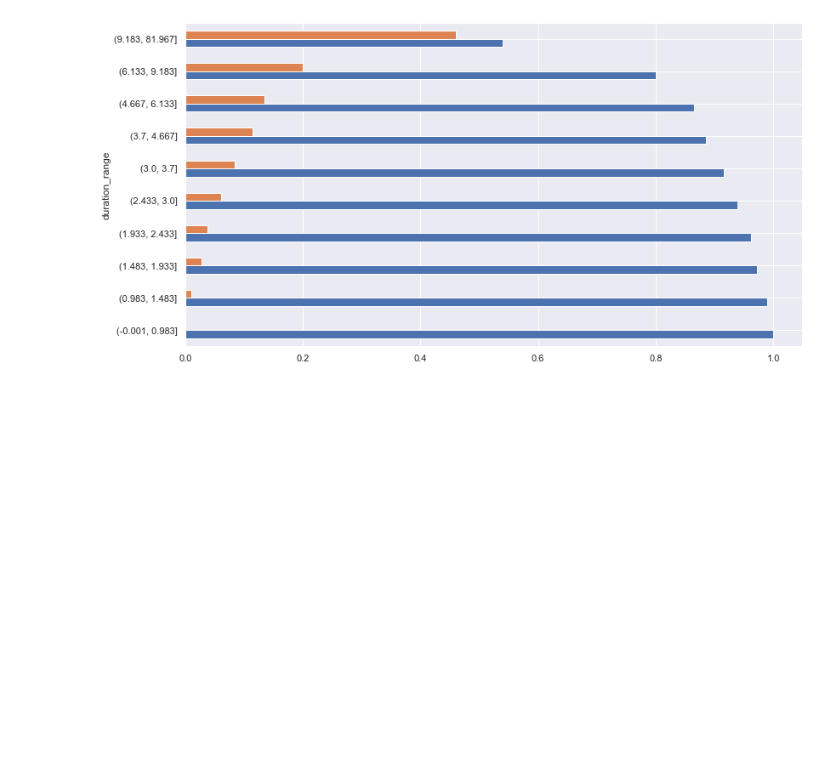
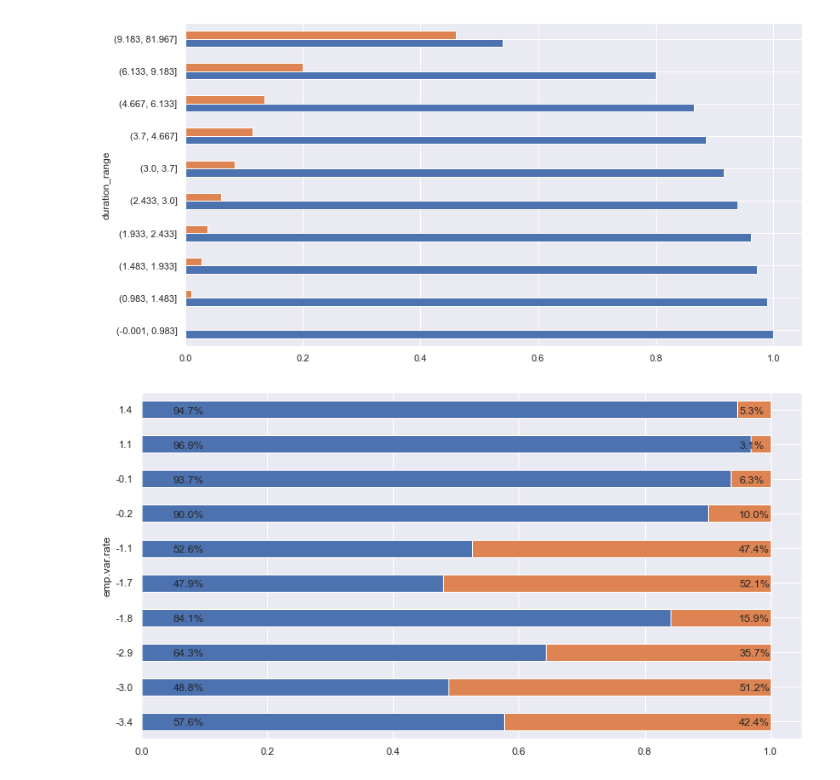
Before and after one commit to DucNgMinh/Data-Driven-Marketing, a Jupyter notebook: Buoi 3.ipynb, the cells around one changed output. Drawn from its saved outputs; the diff is of its cells as text; code cells hidden in the pictures; blank space fills up the shorter version.

```diff
--- a/Buoi 3.ipynb
+++ b/Buoi 3.ipynb
@@ -492,3 +496,7 @@ ax = pivot_df.div(pivot_df.sum(axis=1),axis=0).plot(kind='barh',figsize=(13,7))
 ax.get_legend().remove()
 # %% [output]
 [figure]
+# %%
+stacked_hbar_chart(df, 'emp.var.rate', 'y', 'conversion')
+# %% [output]
+[figure, added]
```
Also changed, not shown: parts of 2 cells of this notebook, 1 other file.
